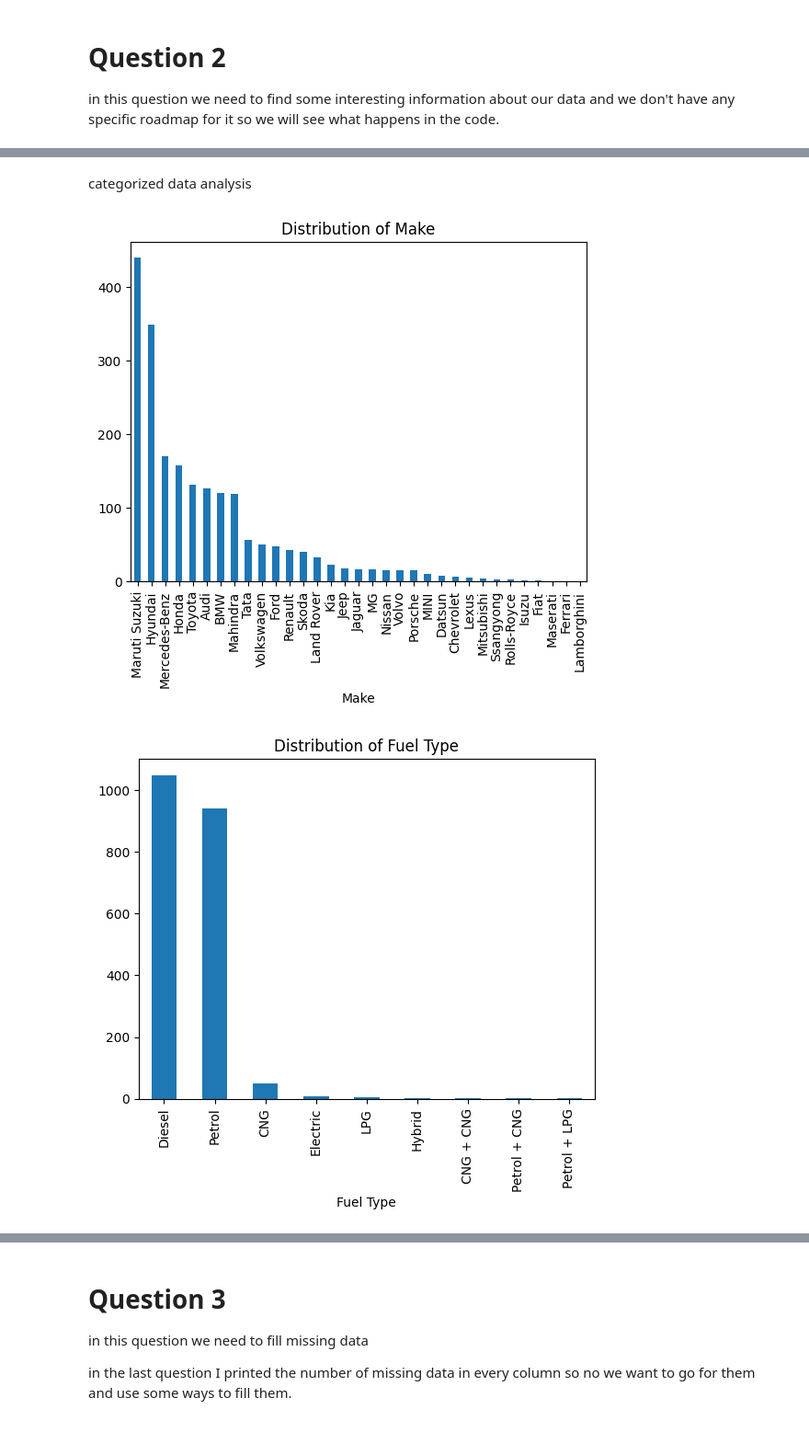
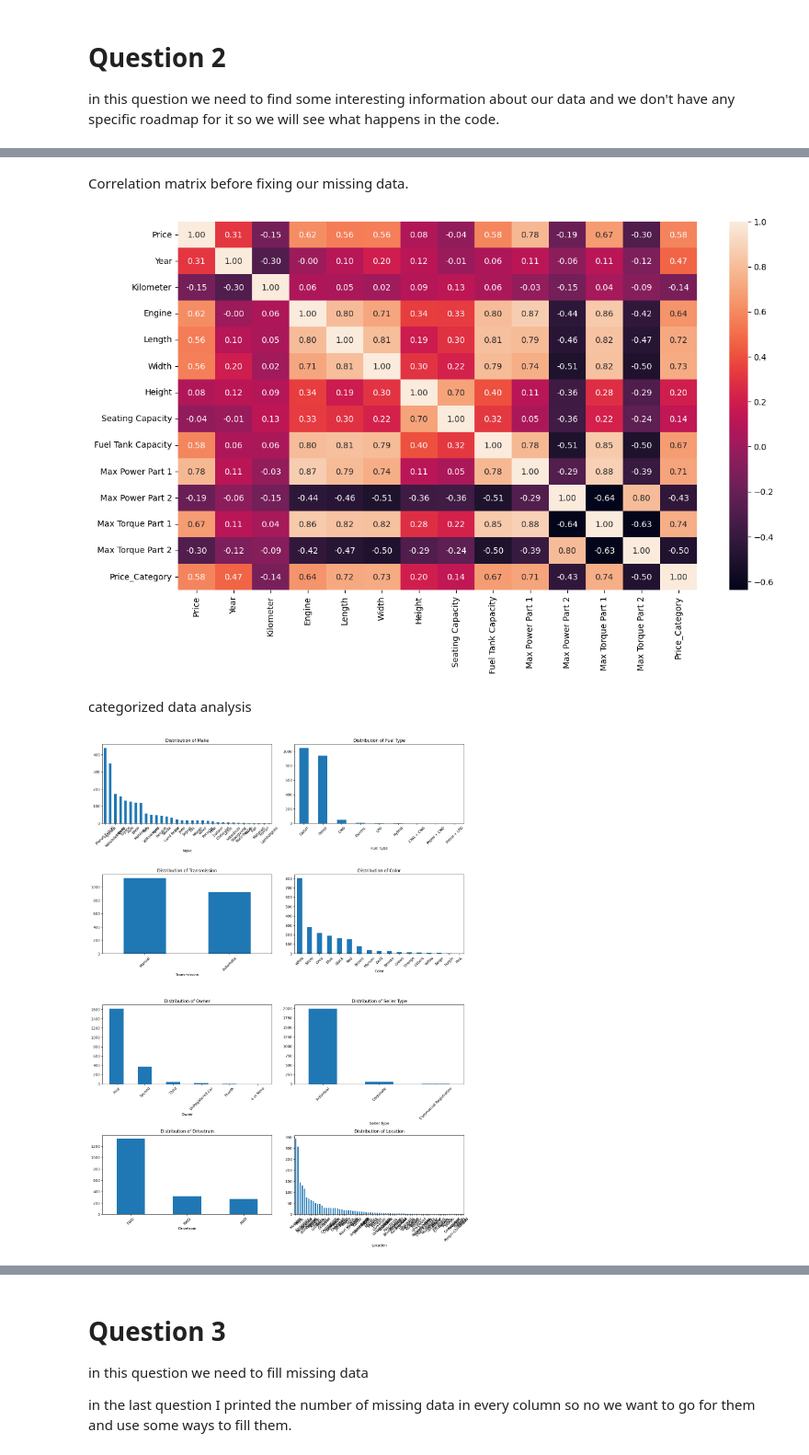
Before and after one commit to shayan1999/linear-regression, a Jupyter notebook: Q3/linear-regression.ipynb, the cells around one changed output, grey strips where cells are left out. Shown at 92% size. Saved outputs shown, nothing was run; the diff lists cells and outputs as text; code cells hidden in the pictures.

```diff
--- a/Q3/linear-regression.ipynb
+++ b/Q3/linear-regression.ipynb
@@ -41,27 +97,0 @@ histograms of features
-# %%
-def categorized_data(local_data, q=0):
-    if(local_data.dtype == 'int'):
-        calculated_bins = pd.qcut(local_data, q=q, labels=False, duplicates="drop")
-    else:
-        calculated_bins= local_data.astype('category').cat.codes
-    return calculated_bins
-
-plt.figure(figsize=(40, 120))
-
-def draw_hist(data, name, i):
-    plt.subplot(10, 2, i)
-    plt.hist(data, bins=range(min(data, default=0), max(data, default= 0) + 2), edgecolor='pink', color='lightblue')
-    plt.title(name)
-    plt.ylabel('count', fontsize=24)
-    plt.xlabel(name, fontsize=24)
-    plt.yticks(fontsize=24)
-    plt.xticks(fontsize=24)
-
-for i, column in enumerate(data.columns):
-    fixed_data= categorized_data(data[column], 5)
-    if(i==20):
-        break
-    draw_hist(fixed_data, column, i+1)
-
-plt.tight_layout()
-plt.show()
@@ -113,14 +103,32 @@ plt.show()
+# %% [markdown]
+Correlation matrix before fixing our missing data.
+# %%
+def draw_correlation_matrix(data):
+    numeric_df = data.select_dtypes(include=[np.number])  # Select only numeric columns
+    corr = numeric_df.corr()
+    # Generate a heatmap
+    plt.figure(figsize=(14, 8))
+    sns.heatmap(corr, annot=True, fmt=".2f")
+    plt.show()
+
+draw_correlation_matrix(data)
+# %% [output]
+[figure, added]
 # %% [markdown]
 categorized data analysis
 # %%
-def draw_categorical(column):
+def draw_categorical(column, num):
+    plt.subplot(n_rows_categorized, 2, num + 1)
     data[column].value_counts().plot(kind='bar')
     plt.title(f'Distribution of {column}')
-    plt.show()
+    plt.xticks(rotation=45)
 
-cats= ["Make", "Fuel Type", "Transmission", "Location", "Color", "Seller Type", "Max Power"]
-for i in cats:
-    draw_categorical(i)
+
+plt.figure(figsize=(15, 5 * n_rows_categorized))
+for i, cat in enumerate(cats):
+    draw_categorical(cat, i)
+
+plt.tight_layout()
+plt.show()
 # %% [output]
-[figure, old version]
+[figure, new version]
-[figure, removed]
```
Also changed, not shown: parts of 43 cells of this notebook, 1 other file.
